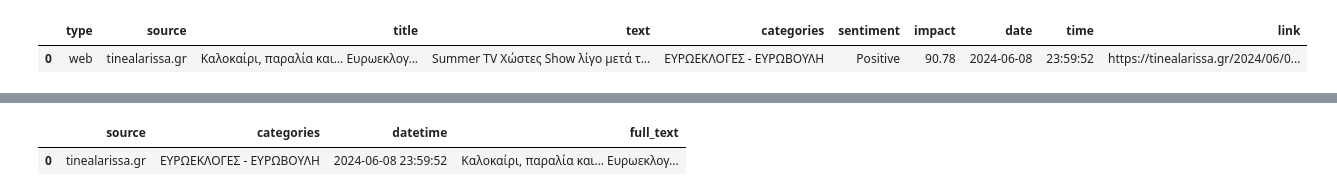
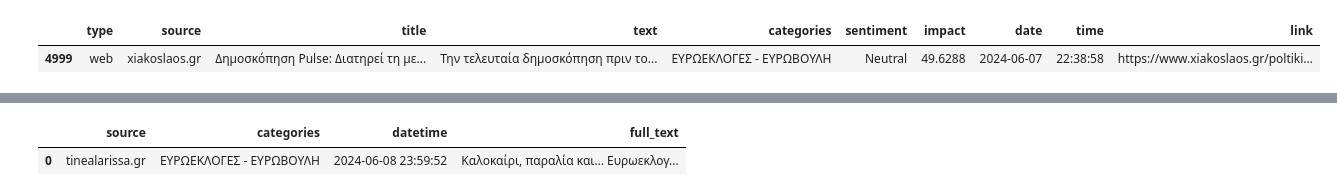
Before and after one commit to marilikalantzi/datajour, a Jupyter notebook: Nb1_final_project.ipynb, the cells around one changed output, grey strips where cells are left out. Saved outputs shown, nothing was run; the diff lists cells and outputs as text; code cells hidden in the pictures.

```diff
--- a/Nb1_final_project.ipynb
+++ b/Nb1_final_project.ipynb
@@ -9,10 +9,10 @@ Mounted at /content/gdrive
 import pandas as pd
 # %%
 df = pd.read_excel('/content/gdrive/MyDrive/Τελική εργασία σεμινάριο/report.xlsx')
-df.head(1)
+df.tail(1)
 # %% [output]
 |  | type | source | title | text | categories | sentiment | impact | date | time | link |
-| 0 | web | tinealarissa.gr | Καλοκαίρι, παραλία και… Ευρωεκλογ... | Summer TV Χώστες Show λίγο μετά τ... | ΕΥΡΩΕΚΛΟΓΕΣ - ΕΥΡΩΒΟΥΛΗ | Positive | 90.78 | 2024-06-08 | 23:59:52 | https://tinealarissa.gr/2024/06/0... |
+| 4999 | web | xiakoslaos.gr | Δημοσκόπηση Pulse: Διατηρεί τη με... | Την τελευταία δημοσκόπηση πριν το... | ΕΥΡΩΕΚΛΟΓΕΣ - ΕΥΡΩΒΟΥΛΗ | Neutral | 49.6288 | 2024-06-07 | 22:38:58 | https://www.xiakoslaos.gr/poltiki... |
 # %%
 df.drop_duplicates(inplace=True)
 df.dropna(inplace=True)
```
Also changed, not shown: parts of 12 cells of this notebook.
